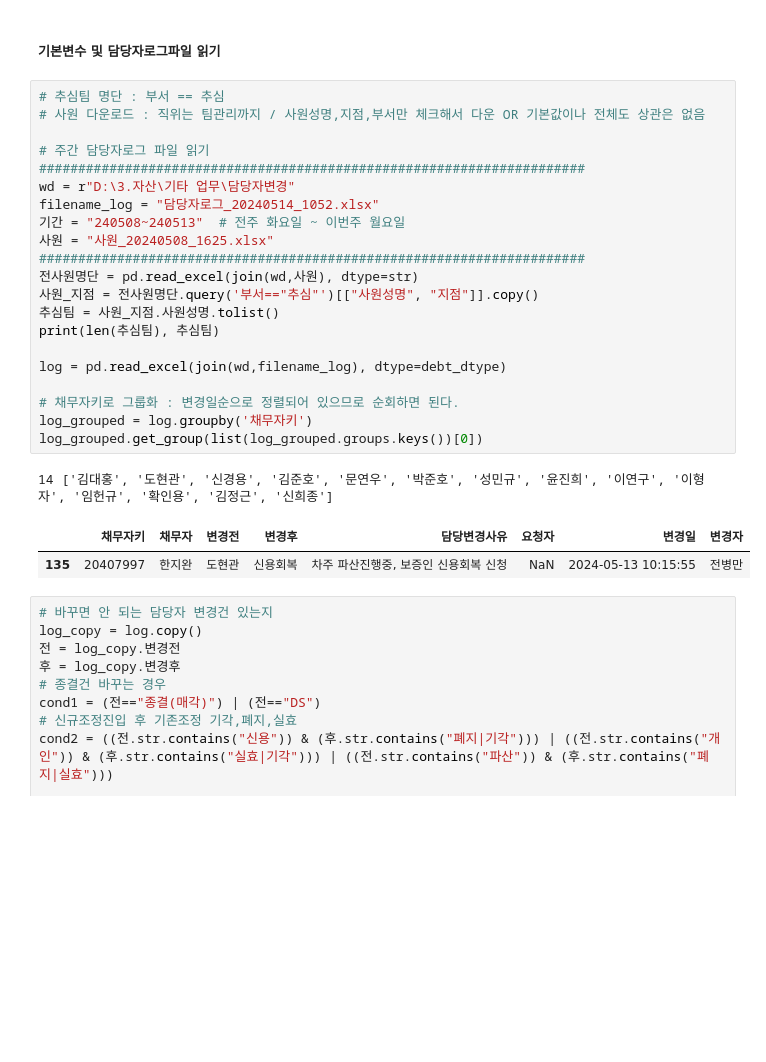
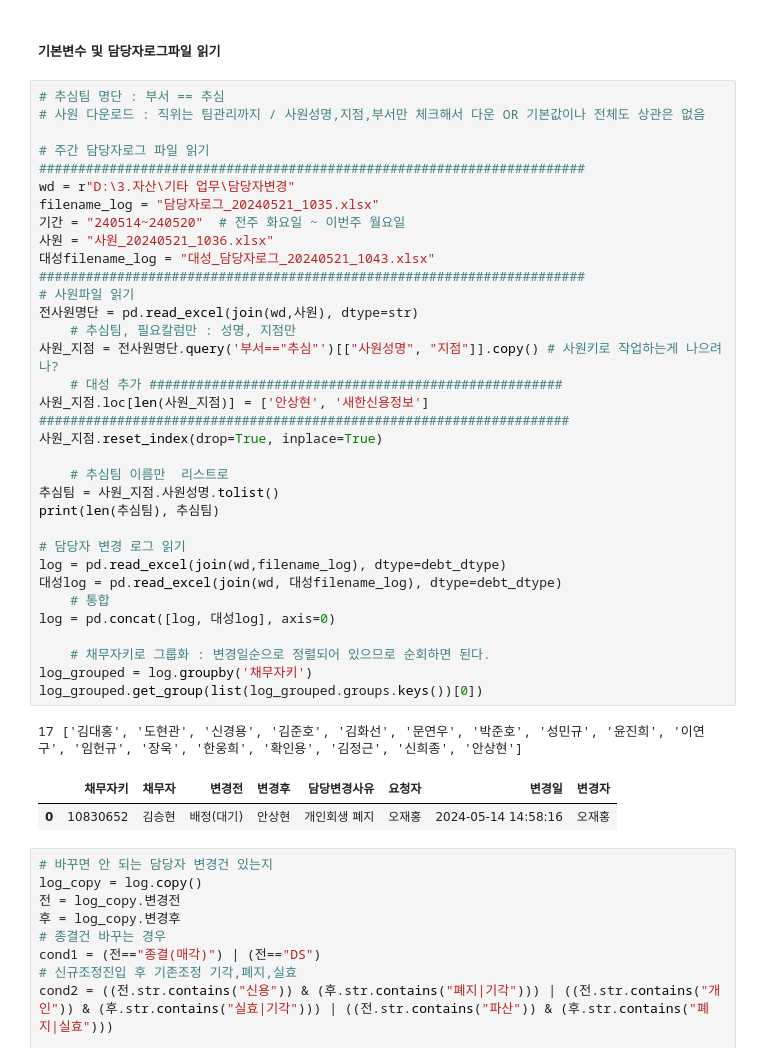
Before and after one commit to jbmyou/python_work, a Jupyter notebook: fileNaming/자산관리/담당자변경.ipynb, the cells around one changed output. Drawn from its saved outputs; the diff is of its cells as text; blank space fills up the shorter version.

```diff
--- a/fileNaming/자산관리/담당자변경.ipynb
+++ b/fileNaming/자산관리/담당자변경.ipynb
@@ -22,28 +22,41 @@ debt_dtype = {'채무자키':str, '타채무자키':str, '담당자키':str}
 # %%
 # 추심팀 명단 : 부서 == 추심
 # 사원 다운로드 : 직위는 팀관리까지 / 사원성명,지점,부서만 체크해서 다운 OR 기본값이나 전체도 상관은 없음
 
 # 주간 담당자로그 파일 읽기
 ######################################################################
 wd = r"D:\3.자산\기타 업무\담당자변경"
-filename_log = "담당자로그_20240514_1052.xlsx"
-기간 = "240508~240513"  # 전주 화요일 ~ 이번주 월요일
-사원 = "사원_20240508_1625.xlsx"
+filename_log = "담당자로그_20240521_1035.xlsx"
+기간 = "240514~240520"  # 전주 화요일 ~ 이번주 월요일
+사원 = "사원_20240521_1036.xlsx"
+대성filename_log = "대성_담당자로그_20240521_1043.xlsx"
 ######################################################################
+# 사원파일 읽기
 전사원명단 = pd.read_excel(join(wd,사원), dtype=str)
-사원_지점 = 전사원명단.query('부서=="추심"')[["사원성명", "지점"]].copy()
+    # 추심팀, 필요칼럼만 : 성명, 지점만
+사원_지점 = 전사원명단.query('부서=="추심"')[["사원성명", "지점"]].copy() # 사원키로 작업하는게 나으려나?
+    # 대성 추가 #####################################################
+사원_지점.loc[len(사원_지점)] = ['안상현', '새한신용정보']
+####################################################################
+사원_지점.reset_index(drop=True, inplace=True)
+
+    # 추심팀 이름만  리스트로
 추심팀 = 사원_지점.사원성명.tolist()
 print(len(추심팀), 추심팀)
 
+# 담당자 변경 로그 읽기
 log = pd.read_excel(join(wd,filename_log), dtype=debt_dtype)
+대성log = pd.read_excel(join(wd, 대성filename_log), dtype=debt_dtype)
+    # 통합
+log = pd.concat([log, 대성log], axis=0)
 
-# 채무자키로 그룹화 : 변경일순으로 정렬되어 있으므로 순회하면 된다.
+    # 채무자키로 그룹화 : 변경일순으로 정렬되어 있으므로 순회하면 된다.
 log_grouped = log.groupby('채무자키')
 log_grouped.get_group(list(log_grouped.groups.keys())[0])
 # %% [output]
-14 ['김대홍', '도현관', '신경용', '김준호', '문연우', '박준호', '성민규', '윤진희', '이연구', '이형자', '임헌규', '확인용', '김정근', '신희종']
+17 ['김대홍', '도현관', '신경용', '김준호', '김화선', '문연우', '박준호', '성민규', '윤진희', '이연구', '임헌규', '장욱', '한웅희', '확인용', '김정근', '신희종', '안상현']
 |  | 채무자키 | 채무자 | 변경전 | 변경후 | 담당변경사유 | 요청자 | 변경일 | 변경자 |
-| 135 | 20407997 | 한지완 | 도현관 | 신용회복 | 차주 파산진행중, 보증인 신용회복 신청 | NaN | 2024-05-13 10:15:55 | 전병만 |
+| 0 | 10830652 | 김승현 | 배정(대기) | 안상현 | 개인회생 폐지 | 오재홍 | 2024-05-14 14:58:16 | 오재홍 |
 # %%
 # 바꾸면 안 되는 담당자 변경건 있는지
 log_copy = log.copy()
```
Also changed, not shown: parts of 1 cell of this notebook, 4 other files.
